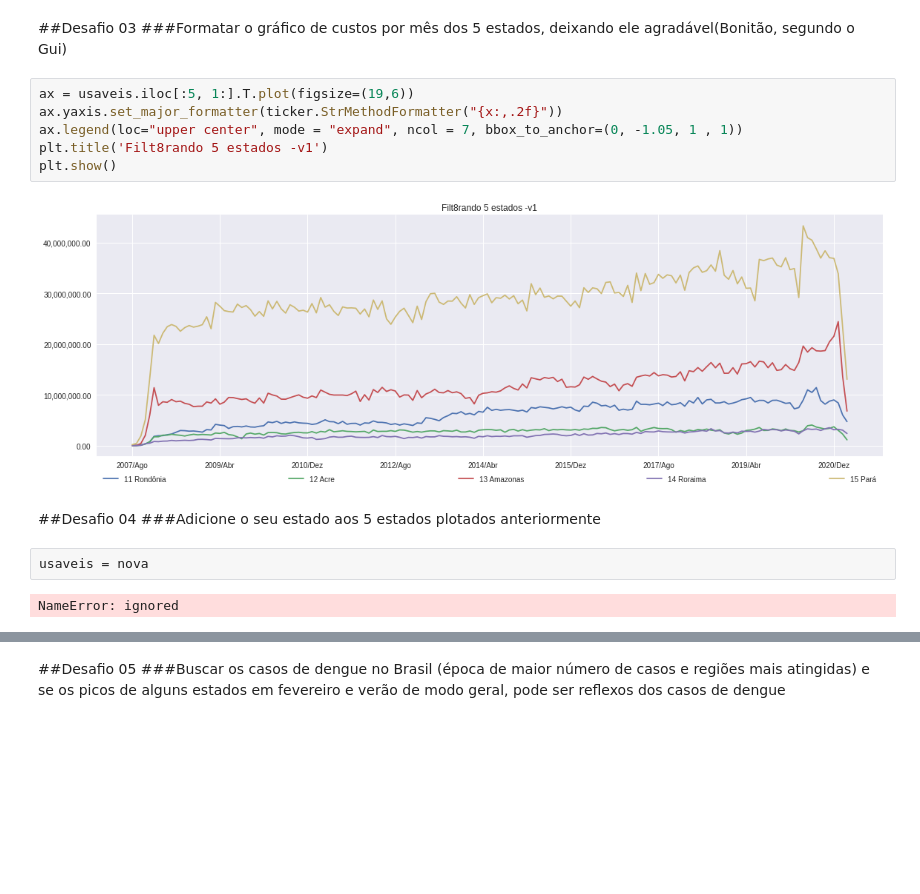
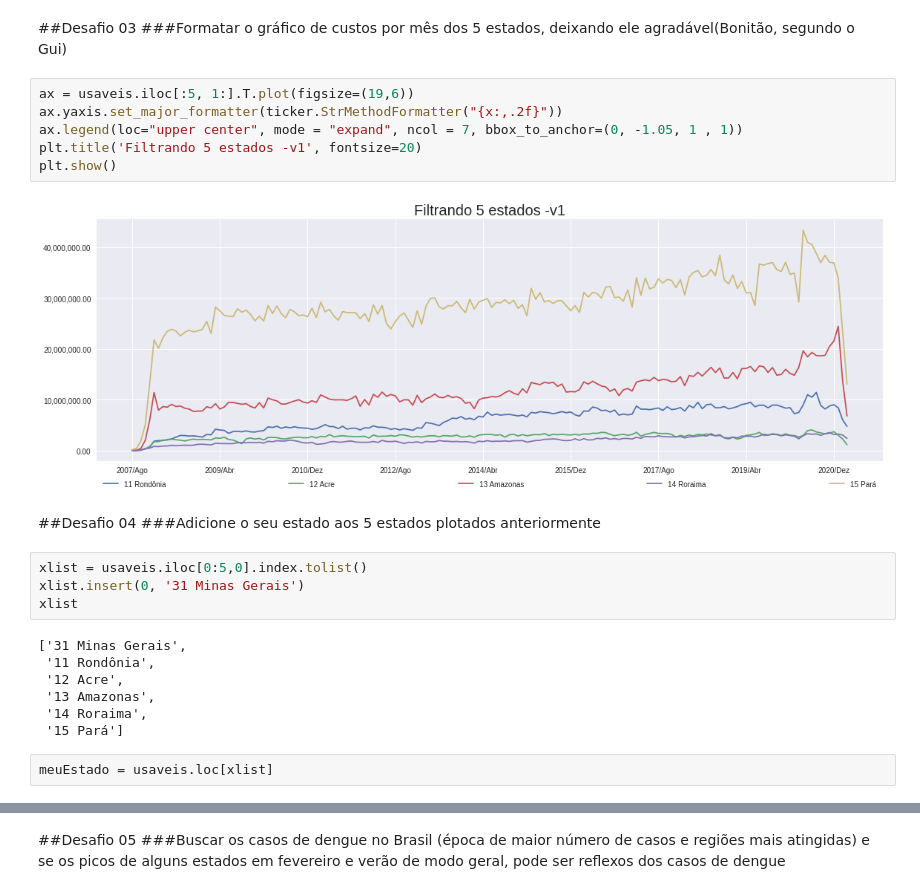
Before and after one commit to BrSiqueira/Bootcamp-DataScience, a Jupyter notebook: Modulo01/Modulo01_Aula_03_Desafio.ipynb, the cells around one changed output, grey strips where cells are left out. Drawn from its saved outputs; the diff is of its cells as text; blank space fills up the shorter version.

```diff
--- a/Modulo01/Modulo01_Aula_03_Desafio.ipynb
+++ b/Modulo01/Modulo01_Aula_03_Desafio.ipynb
@@ -381,15 +370,24 @@ usaveis.iloc[:5, 1:]
 # %%
 ax = usaveis.iloc[:5, 1:].T.plot(figsize=(19,6))
 ax.yaxis.set_major_formatter(ticker.StrMethodFormatter("{x:,.2f}"))
 ax.legend(loc="upper center", mode = "expand", ncol = 7, bbox_to_anchor=(0, -1.05, 1 , 1))
-plt.title('Filt8rando 5 estados -v1')
+plt.title('Filtrando 5 estados -v1', fontsize=20)
 plt.show()
 # %% [output]
-[figure, old version]
+[figure, new version]
 # %% [markdown]
 ##Desafio 04
 ###Adicione o seu estado aos 5 estados plotados anteriormente
-# %%
-usaveis = nova
-# %% [output]
-NameError: ignored
+# %%
+xlist = usaveis.iloc[0:5,0].index.tolist()
+xlist.insert(0, '31 Minas Gerais')
+xlist
+# %% [output]
+['31 Minas Gerais',
+ '11 Rondônia',
+ '12 Acre',
+ '13 Amazonas',
+ '14 Roraima',
+ '15 Pará']
+# %%
+meuEstado = usaveis.loc[xlist]
```
Also changed, not shown: parts of 3 cells of this notebook.
